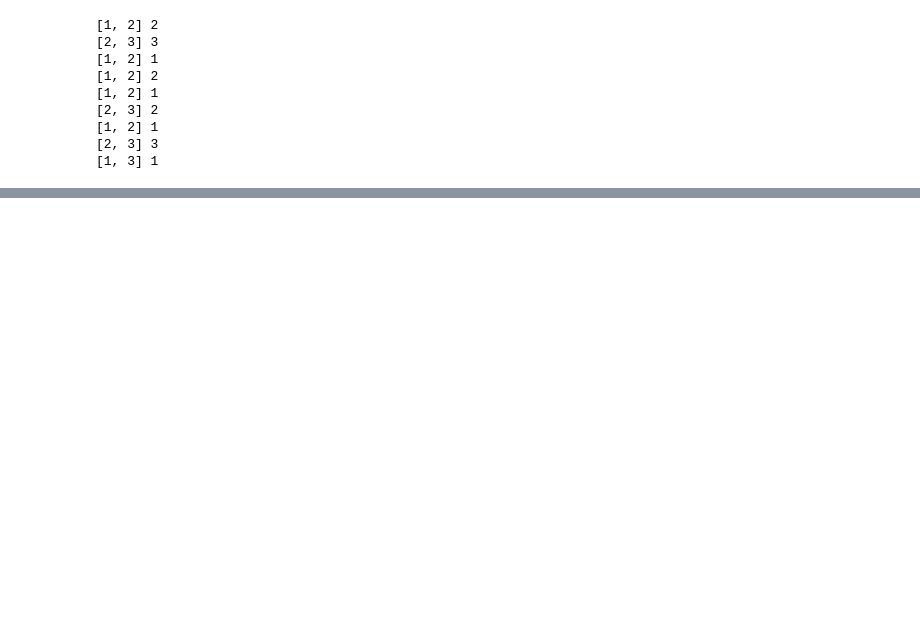
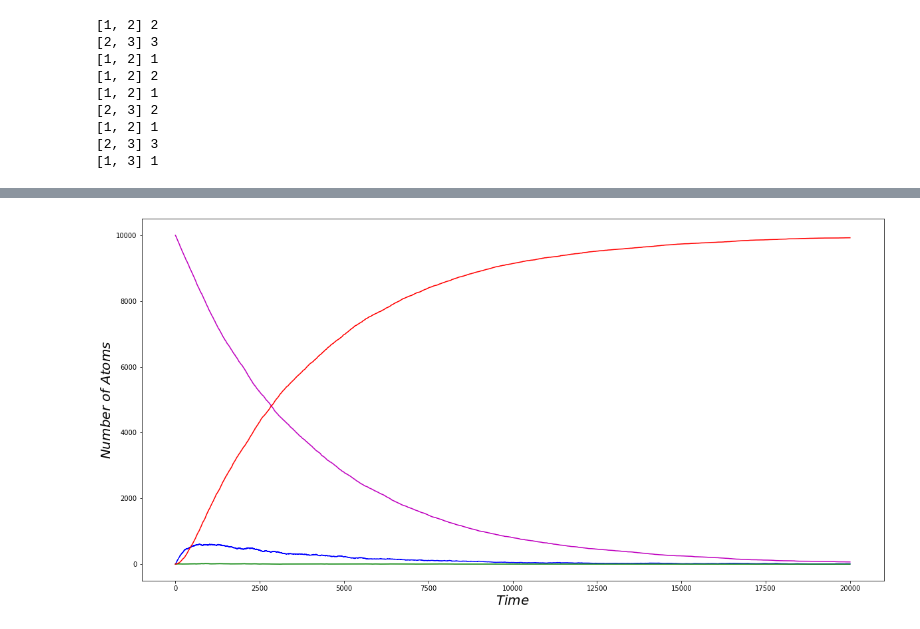
Before and after one commit to Firsttimecoding/Github-PHYS20323, a Jupyter notebook: Homework 9.ipynb, the cells around one changed output, grey strips where cells are left out. Drawn from its saved outputs; the diff is of its cells as text; code cells hidden in the pictures; blank space fills up the shorter version.

```diff
--- a/Homework 9.ipynb
+++ b/Homework 9.ipynb
@@ -66,10 +83,12 @@ ValueError: list.remove(x): x not in list
 # %%
 ## now, always keep the same door
+
+from numpy import random
 
 doors = [1, 2, 3]
 nwin = 0
 nlose = 0
-for i in range(1, 51):
+for i in range(1, 501):
     prize = random.randint(1,4)
     choice_1 = random.randint(1,4)
 
@@ -79,13 +98,12 @@ for i in range(1, 51):
         win = False
     if win == True:
         print("YOU WIN!!!")
+        nwin += 1
     else:
         print("YOU LOSE!!!")
-    if win == True:
-        nwin += 1
-    else:
         nlose+= 1
-probability_of_win = nwin / 50
-probability_of_lose = nlose / 50
+
+probability_of_win = nwin / 500
+probability_of_lose = nlose / 500
 print(probability_of_win, probability_of_lose)
 # %% [output]
@@ -135,0 +159,79 @@ for i in range(1, 10):
+# %%
+from random import random
+import numpy as np
+from matplotlib import pyplot as plt
+
+h = 1.0             ## common data
+tmax = 20000
+
+
+NBi_213 = 10000 ## decay data for Bismuth-213
+tau_Bi = 46*60
+p_Bi = 1 - 2**(-h/tau_Bi)
+
+
+NTl = 0             ## decay data for Thallium to Lead
+tau_Tl = 2.2*60
+p_Tl = 1 - 2**(-h/tau_Tl)
+
+NPb = 0             ## final decay data for Lead to Bismuth-209.
+NBi_209 = 0
+tau_Pb = 3.3*60
+p_Pb = 1 - 2**(-h/tau_Pb)
+
+
+
+
+tpoints = np.arange(0.0,tmax,h)     ## List of plot points
+Bi_213_points = [] # Bismuth-213 points
+Tlpoints = []   # Thallium points
+Pbpoints = []    # Lead points
+Bi_209_points = [] # Bismuth-209 points
+
+## main decay loop
+
+for t in tpoints:
+    Bi_213_points.append(NBi_213)    ## appending points
+    Tlpoints.append(NTl)
+    Pbpoints.append(NPb)
+    Bi_209_points.append(NBi_209)
+
+    decay_Bi_213_Tl = 0 ## decay for Bismuth-213 into Thallium and Lead
+    decay_Bi_213_Pb = 0
+    for i in range(NBi_213):
+        if random() < p_Bi:
+            if random() > 0.0209:
+                decay_Bi_213_Pb += 1
+            else:
+                decay_Bi_213_Tl += 1
+    NBi_213 -= decay_Bi_213_Pb
+    NBi_213 -= decay_Bi_213_Tl
+    NTl += decay_Bi_213_Tl
+    NPb += decay_Bi_213_Pb
+
+    decay_Tl = 0           ## decay for Thallium into Lead
+    for i in range(NTl):
+        if random() < p_Tl:
+            decay_Tl += 1
+    NTl -= decay_Tl
+    NPb += decay_Tl
+
+
+    decay_Pb = 0         ## decay for Lead into Bismuth-209
+    for i in range(NPb):
+        if random() < p_Pb:
+            decay_Pb += 1
+    NPb -= decay_Pb
+    NBi_209 += decay_Pb
+
+print("The total number of atoms remains " + str(NBi_213 + NTl + NPb + NBi_209) + "")
+
+fig1 = plt.figure(figsize=(20,10))
+ax1 = fig1.add_subplot(111)
+ax1.plot(tpoints,Bi_213_points, c ='m') # plot Bi_213 vs. time
+ax1.plot(tpoints,Pbpoints, c ='b') # plot Pb vs. time
+ax1.plot(tpoints, Tlpoints, c = 'g')
+ax1.plot(tpoints, Bi_209_points, c = 'r')
+ax1.set_xlabel("$Time$",size=20)
+ax1.set_ylabel("$Number$ $of$ $Atoms$",size=20)
+# %% [output]
@@ -135,0 +240 @@ for i in range(1, 10):
+[figure, added]
```
Also changed, not shown: parts of 8 cells of this notebook, 1 other file.
